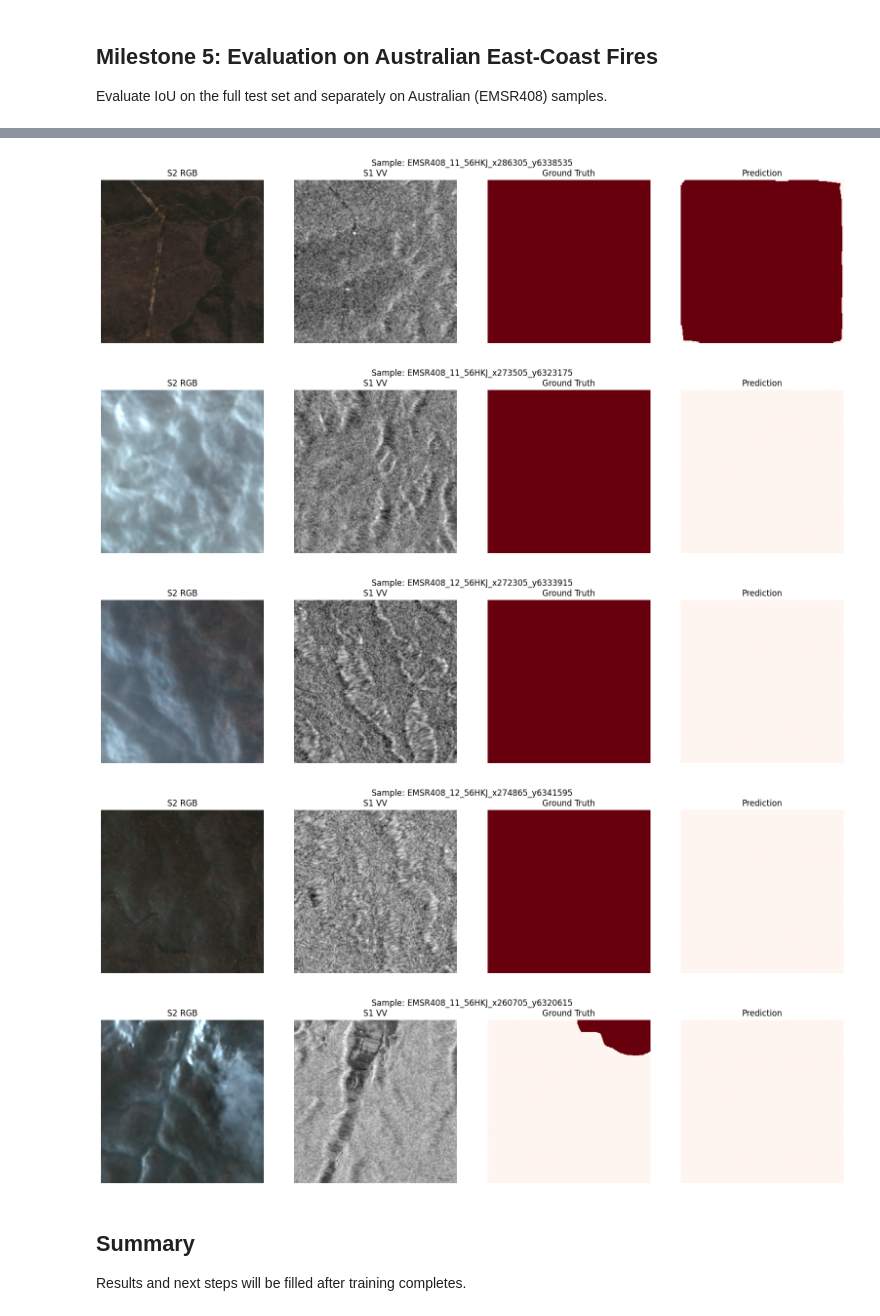
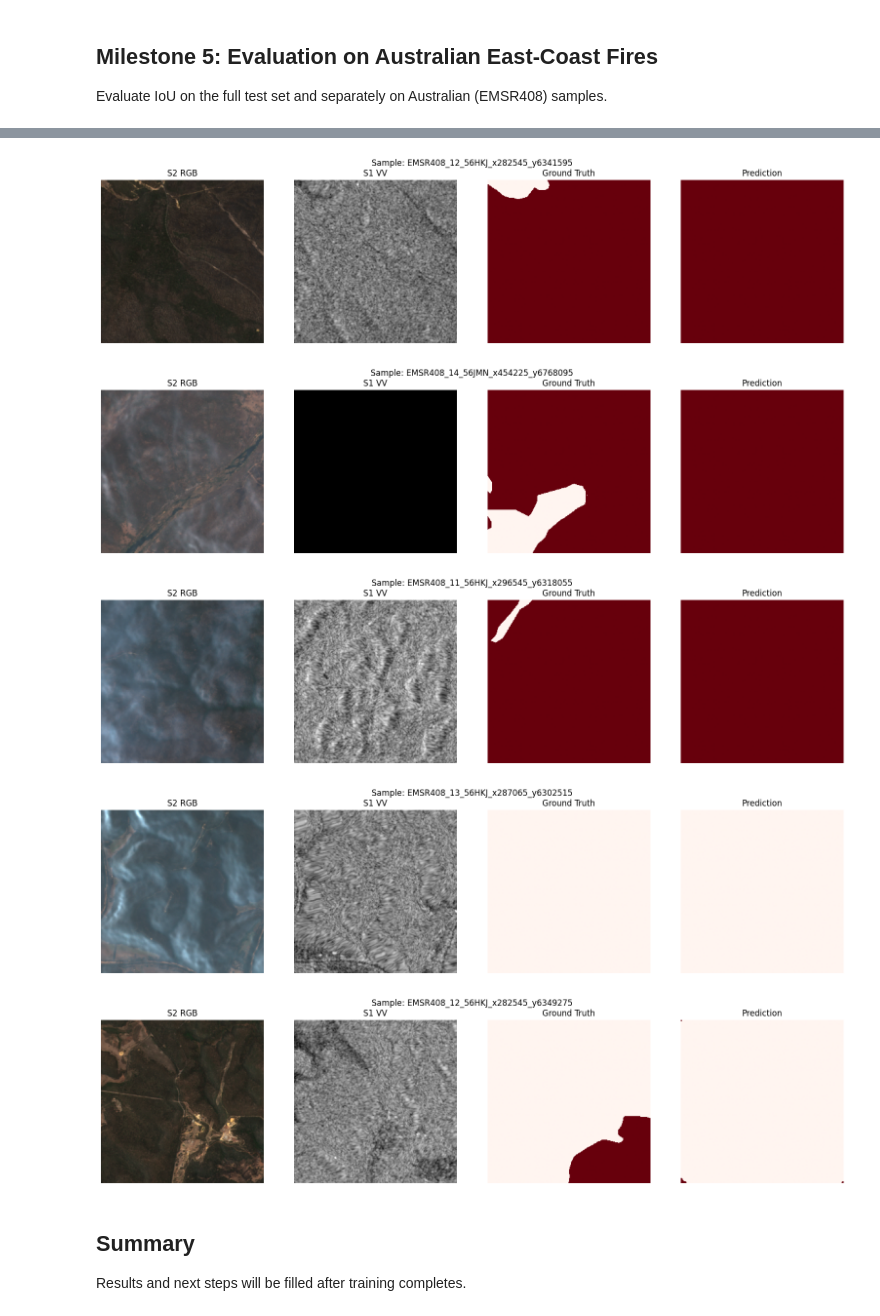
Before and after one commit to csiro-easi/easi-firescars, a Jupyter notebook: workflow.ipynb, the cells around one changed output, grey strips where cells are left out. Drawn from its saved outputs; the diff is of its cells as text; code cells hidden in the pictures.

Commit message:
Train on Australian only data

```diff
--- a/workflow.ipynb
+++ b/workflow.ipynb
@@ -79,8 +90,8 @@ Test:  3772 samples
 # %%
 # Visual check: display a random sample (only uses data files present on disk)
 import random
-ds = ImpactMeshFireDataset(str(DATA_ROOT), split=TRAIN_SPLIT)
-print(f"Available samples: {len(ds)} / {len(get_split_samples(DATA_ROOT, TRAIN_SPLIT))}")
+ds = ImpactMeshFireDataset(str(DATA_ROOT), samples=train_samples)
+print(f"Available train samples: {len(ds)} / {len(train_samples)}")
 assert len(ds) > 0, "No complete samples found on disk. Re-run: bash setup.sh"
 idx = random.randint(0, len(ds) - 1)
 sample = ds[idx]
@@ -272,24 +260,25 @@ Australian test  — IoU: 0.1364, Loss: 1.2369
 # %%
-# Visual deep-dive: Black Summer predictions
-if RUN_DEEP_DIVE and au_test:
-    au_ds = ImpactMeshFireDataset(str(DATA_ROOT), split="test", samples=au_test[:5])
-    for i in range(min(5, len(au_ds))):
-        sample = au_ds[i]
-        img = sample["image"].unsqueeze(0).to(device)
-        with torch.no_grad():
-            pred = model(img).argmax(dim=1).cpu().numpy()[0]
-        plot_prediction_panels(
-            sample["image"].numpy(),
-            sample["mask"].numpy(),
-            pred,
-            sample_id=au_test[i]
-        )
+# Visual deep-dive: Black Summer predictions (5 random test samples)
+import random
+vis_ds = ImpactMeshFireDataset(str(DATA_ROOT), samples=test_samples)
+vis_indices = random.sample(range(len(vis_ds)), min(5, len(vis_ds)))
+for i in vis_indices:
+    sample = vis_ds[i]
+    img = sample["image"].unsqueeze(0).to(device)
+    with torch.no_grad():
+        pred = model(img).argmax(dim=1).cpu().numpy()[0]
+    plot_prediction_panels(
+        sample["image"].numpy(),
+        sample["mask"].numpy(),
+        pred,
+        sample_id=vis_ds.samples[i]
+    )
 # %% [output]
-[figure, old version]
+[figure, new version]
-[figure, old version]
+[figure, new version]
-[figure, old version]
+[figure, new version]
-[figure, old version]
+[figure, new version]
-[figure, old version]
+[figure, new version]
 # %% [markdown]
 ## Summary
 
```
Also changed, not shown: parts of 10 cells of this notebook, 2 other files.
